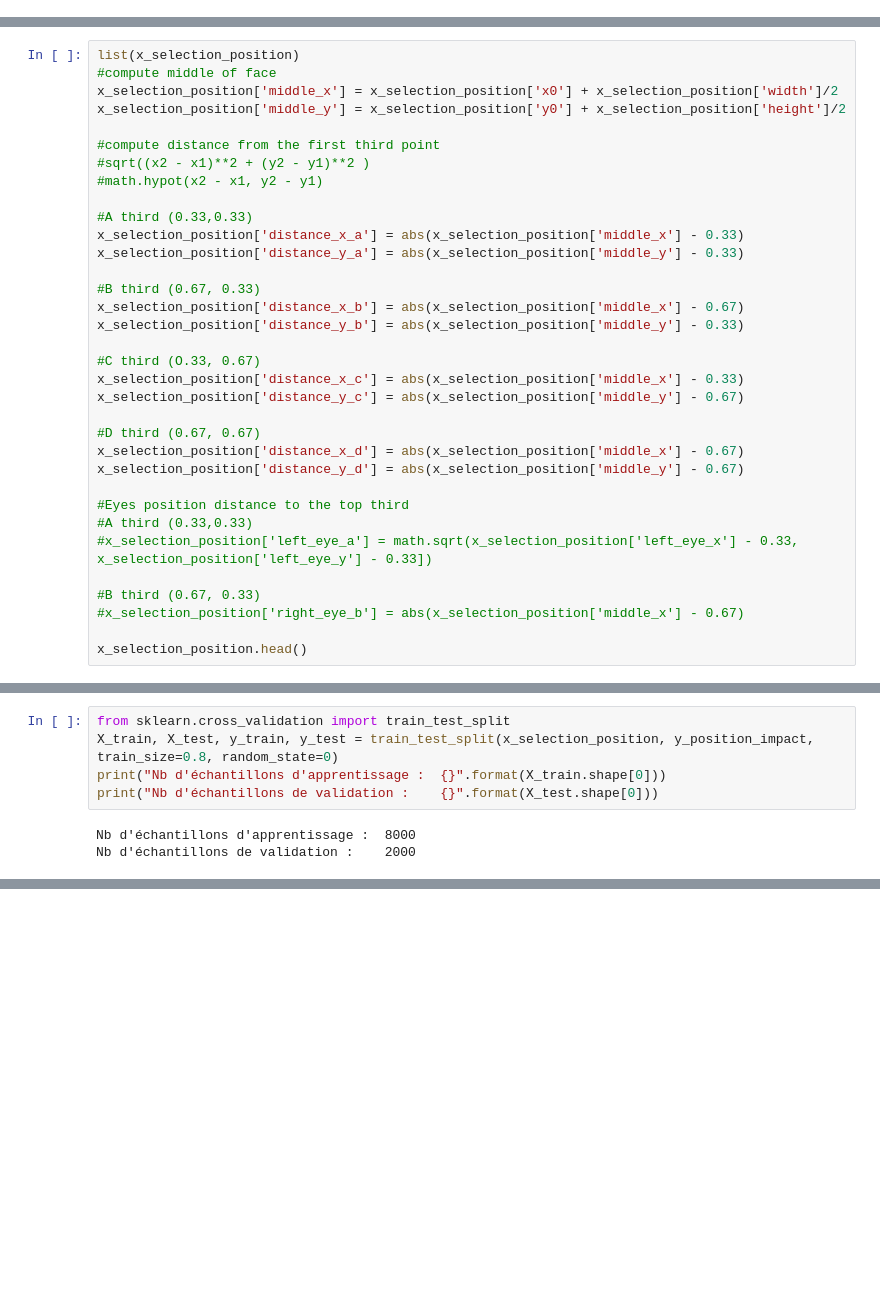
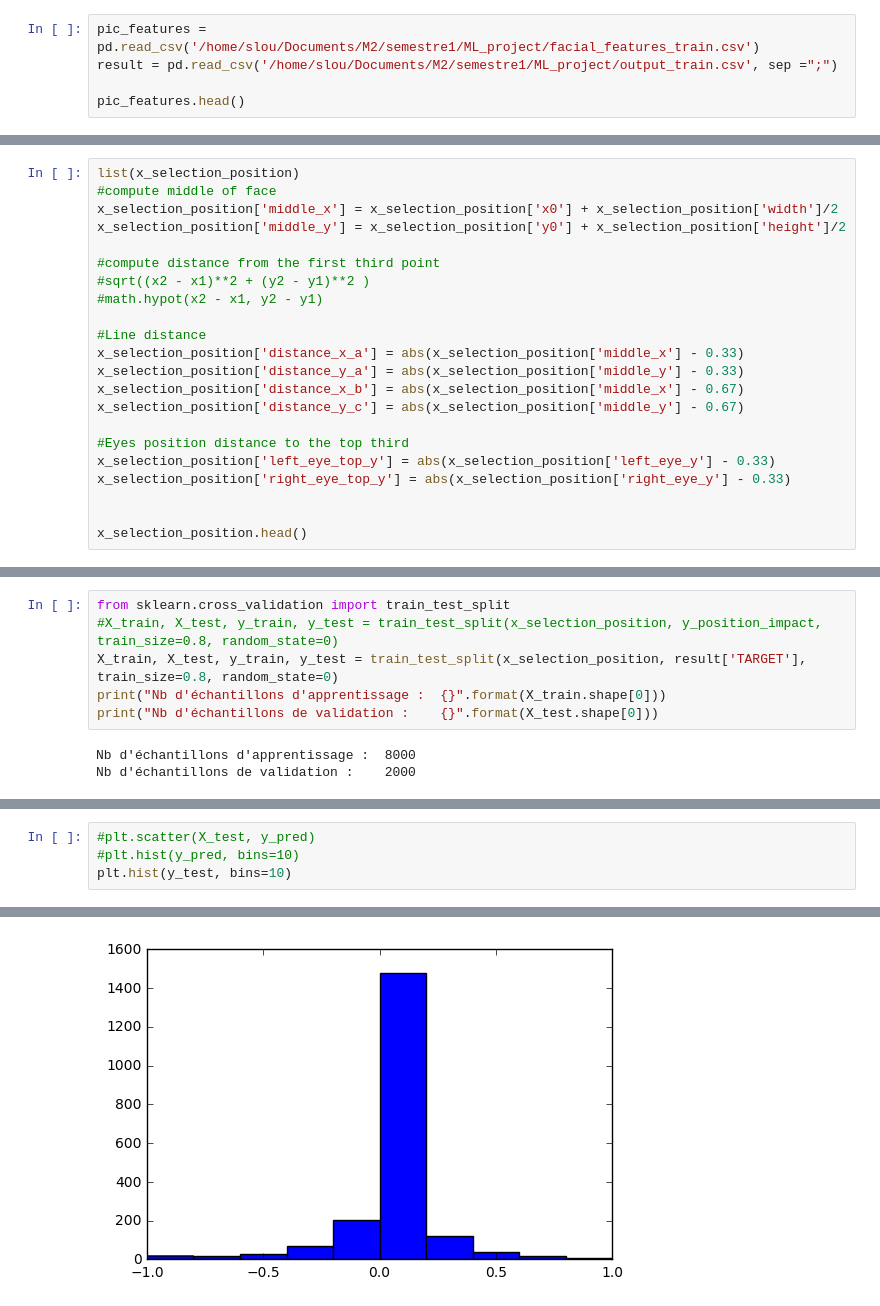
Before and after one commit to Sloubidou/portrait, a Jupyter notebook: exploring_work/features_position_impact.ipynb, the cells around one changed output, grey strips where cells are left out. Saved outputs shown, nothing was run; the diff lists cells and outputs as text; blank space fills up the shorter version.

Commit message:
toutes les images sont prises en compte, changement des features de position

```diff
--- a/exploring_work/features_position_impact.ipynb
+++ b/exploring_work/features_position_impact.ipynb
@@ -35,0 +34,5 @@ pic_features = pd.read_csv('facial_features_train.csv')
+# %%
+pic_features = pd.read_csv('/home/slou/Documents/M2/semestre1/ML_project/facial_features_train.csv')
+result = pd.read_csv('/home/slou/Documents/M2/semestre1/ML_project/output_train.csv', sep =";")
+
+pic_features.head()
@@ -75,28 +92,16 @@ x_selection_position['middle_y'] = x_selection_position['y0'] + x_selection_posi
 #sqrt((x2 - x1)**2 + (y2 - y1)**2 )
 #math.hypot(x2 - x1, y2 - y1)
 
-#A third (0.33,0.33)
+#Line distance
 x_selection_position['distance_x_a'] = abs(x_selection_position['middle_x'] - 0.33)
 x_selection_position['distance_y_a'] = abs(x_selection_position['middle_y'] - 0.33)
-
-#B third (0.67, 0.33)
 x_selection_position['distance_x_b'] = abs(x_selection_position['middle_x'] - 0.67)
-x_selection_position['distance_y_b'] = abs(x_selection_position['middle_y'] - 0.33)
-
-#C third (O.33, 0.67)
-x_selection_position['distance_x_c'] = abs(x_selection_position['middle_x'] - 0.33)
 x_selection_position['distance_y_c'] = abs(x_selection_position['middle_y'] - 0.67)
 
-#D third (0.67, 0.67)
-x_selection_position['distance_x_d'] = abs(x_selection_position['middle_x'] - 0.67)
-x_selection_position['distance_y_d'] = abs(x_selection_position['middle_y'] - 0.67)
+#Eyes position distance to the top third
+x_selection_position['left_eye_top_y'] = abs(x_selection_position['left_eye_y'] - 0.33)
+x_selection_position['right_eye_top_y'] = abs(x_selection_position['right_eye_y'] - 0.33)
 
-#Eyes position distance to the top third
-#A third (0.33,0.33)
-#x_selection_position['left_eye_a'] = math.sqrt(x_selection_position['left_eye_x'] - 0.33, x_selection_position['left_eye_y'] - 0.33])
-
-#B third (0.67, 0.33)
-#x_selection_position['right_eye_b'] = abs(x_selection_position['middle_x'] - 0.67)
 
 x_selection_position.head()
 # %% [output]
@@ -108,7 +113,8 @@ x_selection_position.head()
 | 4 | 0.275462 | 0.301032 | 0.440068 | 0.315859 | 0.383386 | 0.393272 | 0.560128 | 0.401940 | 0.495496 | ... |
 # %%
 from sklearn.cross_validation import train_test_split
-X_train, X_test, y_train, y_test = train_test_split(x_selection_position, y_position_impact, train_size=0.8, random_state=0)
+#X_train, X_test, y_train, y_test = train_test_split(x_selection_position, y_position_impact, train_size=0.8, random_state=0)
+X_train, X_test, y_train, y_test = train_test_split(x_selection_position, result['TARGET'], train_size=0.8, random_state=0)
 print("Nb d'échantillons d'apprentissage :  {}".format(X_train.shape[0]))
 print("Nb d'échantillons de validation :    {}".format(X_test.shape[0]))
 # %% [output]
@@ -131,0 +138,5 @@ Accuracy       :  0.0392300850051
+# %%
+#plt.scatter(X_test, y_pred)
+#plt.hist(y_pred, bins=10)
+plt.hist(y_test, bins=10)
+# %% [output]
@@ -131,0 +147 @@ Accuracy       :  0.0392300850051
+[figure, added]
```
Also changed, not shown: parts of 10 cells of this notebook, 3 other files.
